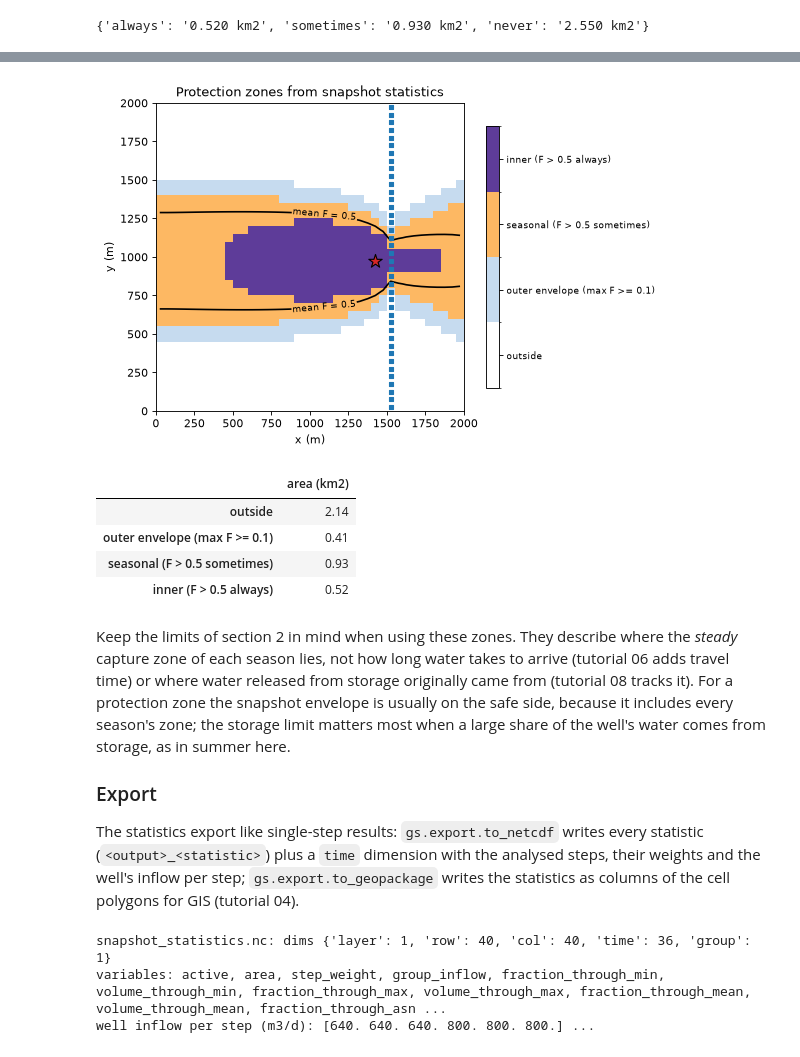
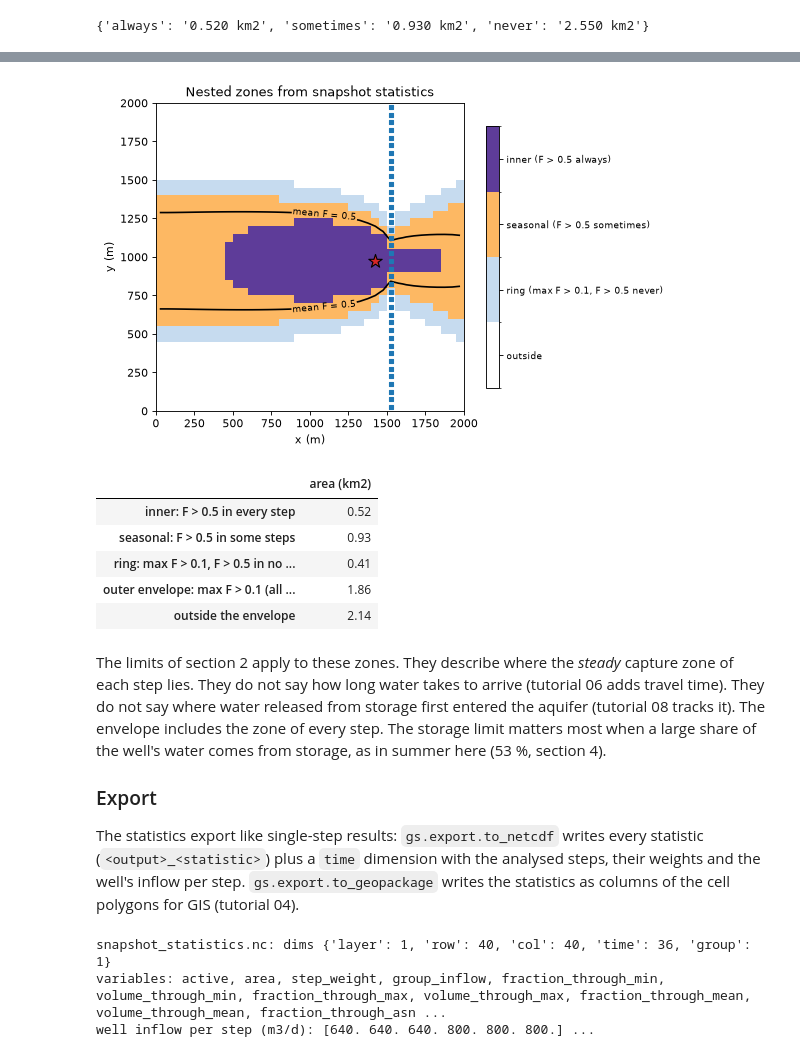
Before and after one commit to rhugman/gw-source, a Jupyter notebook: tutorials/05_transient_snapshots/05_transient_snapshots.ipynb, the cells around one changed output, grey strips where cells are left out. Cells and saved outputs as stored; diff of their text form; code cells hidden in the pictures.

Commit message:
Tutorial 05: strict thresholds, per-season zone table, year-to-year repeat check, labelled envelope and ring areas, nested zones as an example, measured runtime

```diff
--- a/tutorials/05_transient_snapshots/05_transient_snapshots.ipynb
+++ b/tutorials/05_transient_snapshots/05_transient_snapshots.ipynb
@@ -100,6 +102,8 @@ Tutorial 08 tracks water through storage from step to step and removes both limi
 The middle time step of each season of the last year:
 # %%
 last_year = [(1, kper) for kper in SEASONAL_PERIODS[-4:]]  # middle step of each season
+centres = gs.export.cell_centres(run.grb_file)
+season_rows = {}
 fig, axes = plt.subplots(1, 4, figsize=(18.0, 4.4), layout="constrained")
 for ax, kstpkper in zip(axes, last_year):
     step = reader.read(kstpkper)
@@ -112,7 +116,22 @@ for ax, kstpkper in zip(axes, last_year):
     )
     hbd.add_contours(ax, run.grb_file, step, F, (F_OUTLINE, F_CAPTURE), colors="w", linestyles=["--", "-"])
     hbd.overlay_features(ax, run.grb_file, step, packages=("RIV", "WEL"), legend=False)
+    river_x = centres[hbd.feature_cells(step, "RIV"), 0].min()
+    zone = (F > F_CAPTURE) & (centres[:, 0] < river_x)  # the F > 0.5 zone west of the river
+    season_rows[info["season"][kstpkper[1]]] = {
+        "well (m3/d)": res.destination_inflow[WELL], "max F": F.max(),
+        f"area F > {F_OUTLINE} (km2)": step.area[F > F_OUTLINE].sum() / 1e6,
+        f"area F > {F_CAPTURE} (km2)": step.area[F > F_CAPTURE].sum() / 1e6,
+        "west end x (m)": centres[zone, 0].min(), "north side y (m)": centres[zone, 1].max(),
+        "south side y (m)": centres[zone, 1].min(),
+    }
 fig.colorbar(axes[0].collections[0], ax=axes, shrink=0.85, label="F (-)")
 plt.show()
+season_table = pd.DataFrame(season_rows).T
+display(season_table.round(3).rename_axis("last year"))
+change = season_table.loc["summer"] - season_table.loc["winter"]
+print(f"well cell centre at x = {centres[np.flatnonzero(res.selections[WELL].cells)[0], 0]:.0f} m")
+print(f"summer - winter: west end {change['west end x (m)']:+.0f} m, north side {change['north side y (m)']:+.0f} m, "
+      f"south side {change['south side y (m)']:+.0f} m")
 # %% [output]
 [figure]
@@ -335,35 +389,44 @@ A practitioner delineating source protection zones from snapshot statistics migh
 # %%
+envelope = F_max > F_OUTLINE  # outer envelope: inner + seasonal + ring
 classes = np.zeros(stats.template.n_cells)
-classes[F_max >= F_OUTLINE] = 1  # outer envelope
+classes[envelope] = 1  # ring: in the envelope, outside the inner and seasonal zones
 classes[asn == 0.5] = 2  # seasonal zone
 classes[asn == 1.0] = 3  # inner zone
-zone_names = ["outside", f"outer envelope (max F >= {F_OUTLINE})", f"seasonal (F > {F_CAPTURE} sometimes)",
+zone_names = ["outside", f"ring (max F > {F_OUTLINE}, F > {F_CAPTURE} never)", f"seasonal (F > {F_CAPTURE} sometimes)",
               f"inner (F > {F_CAPTURE} always)"]
 zone_cmap = ListedColormap(["#ffffff", "#c6dbef", "#fdb863", "#5e3c99"])
 
 ax = hbd.plot_cells(
     run.grb_file, stats.template, classes, cmap=zone_cmap, norm=BoundaryNorm(np.arange(-0.5, 4.0), 4),
-    title="Protection zones from snapshot statistics", colorbar=False, overlay=False,
+    title="Nested zones from snapshot statistics", colorbar=False, overlay=False,
 )
 bar = plt.colorbar(ax.collections[0], ax=ax, shrink=0.85, ticks=range(4))
 bar.ax.set_yticklabels(zone_names, fontsize=8)
 hbd.add_contours(ax, run.grb_file, stats.template, F_mean, (F_CAPTURE,), colors="k", fmt="mean F = %.1f")
 hbd.overlay_features(ax, run.grb_file, stats.template, packages=("RIV", "WEL"), legend=False)
 plt.show()
-display(pd.Series({name: area[classes == k].sum() / 1e6 for k, name in enumerate(zone_names)}, name="area (km2)").round(3).to_frame())
+zone_areas = {
+    f"inner: F > {F_CAPTURE} in every step": area[classes == 3].sum(),
+    f"seasonal: F > {F_CAPTURE} in some steps": area[classes == 2].sum(),
+    f"ring: max F > {F_OUTLINE}, F > {F_CAPTURE} in no step": area[classes == 1].sum(),
+    f"outer envelope: max F > {F_OUTLINE} (all three)": area[envelope].sum(),
+    "outside the envelope": area[~envelope].sum(),
+}
+display((pd.Series(zone_areas, name="area (km2)") / 1e6).round(3).to_frame())
 # %% [output]
-[figure, old version]
+[figure, new version]
 |  | area (km2) |
-| outside | 2.14 |
-| outer envelope (max F >= 0.1) | 0.41 |
-| seasonal (F > 0.5 sometimes) | 0.93 |
-| inner (F > 0.5 always) | 0.52 |
+| inner: F > 0.5 in every step | 0.52 |
+| seasonal: F > 0.5 in some steps | 0.93 |
+| ring: max F > 0.1, F > 0.5 in no ... | 0.41 |
+| outer envelope: max F > 0.1 (all ... | 1.86 |
+| outside the envelope | 2.14 |
 # %% [markdown]
-Keep the limits of section 2 in mind when using these zones. They describe where the *steady* capture zone of each season lies, not how long water takes to arrive (tutorial 06 adds travel time) or where water released from storage originally came from (tutorial 08 tracks it). For a protection zone the snapshot envelope is usually on the safe side, because it includes every season's zone; the storage limit matters most when a large share of the well's water comes from storage, as in summer here.
+The limits of section 2 apply to these zones. They describe where the *steady* capture zone of each step lies. They do not say how long water takes to arrive (tutorial 06 adds travel time). They do not say where water released from storage first entered the aquifer (tutorial 08 tracks it). The envelope includes the zone of every step. The storage limit matters most when a large share of the well's water comes from storage, as in summer here (53 %, section 4).
 
 ### Export
 
-The statistics export like single-step results: `gs.export.to_netcdf` writes every statistic (`<output>_<statistic>`) plus a `time` dimension with the analysed steps, their weights and the well's inflow per step; `gs.export.to_geopackage` writes the statistics as columns of the cell polygons for GIS (tutorial 04).
+The statistics export like single-step results: `gs.export.to_netcdf` writes every statistic (`<output>_<statistic>`) plus a `time` dimension with the analysed steps, their weights and the well's inflow per step. `gs.export.to_geopackage` writes the statistics as columns of the cell polygons for GIS (tutorial 04).
 # %%
 nc_path = gs.export.to_netcdf(WORK / "snapshot_statistics.nc", stats)
 with xr.open_dataset(nc_path) as ds:
```
Also changed, not shown: parts of 15 cells of this notebook, 1 other file.
